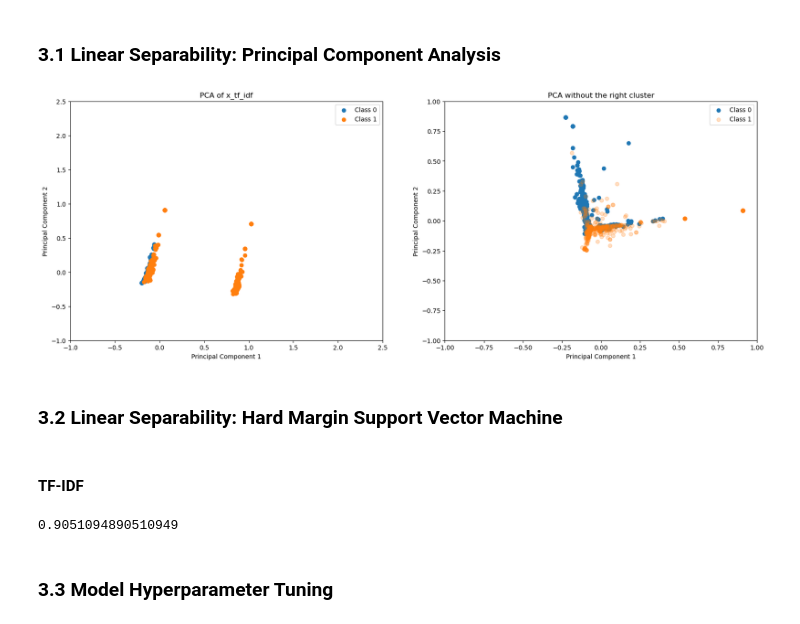
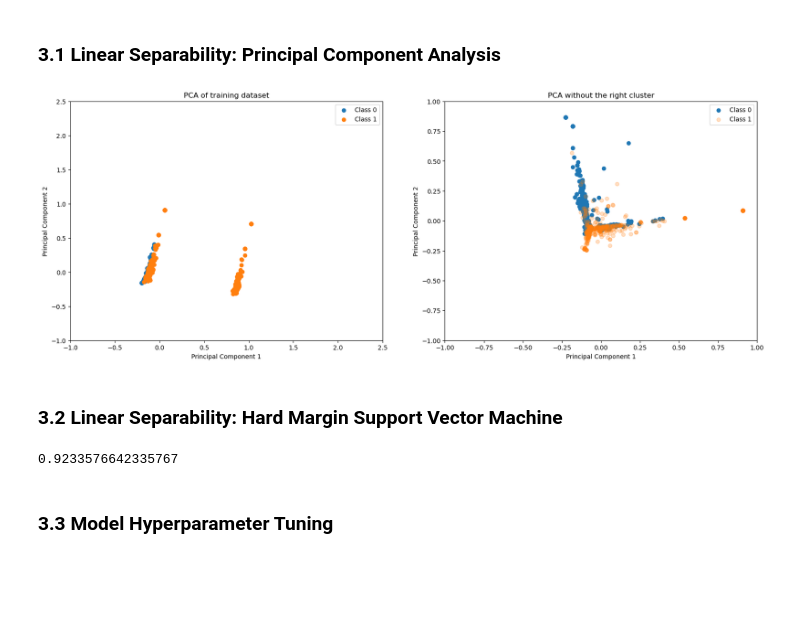
Before and after one commit to wogus00/spam-classification, a Jupyter notebook: submission_notebook.ipynb, the cells around one changed output. Saved outputs shown, nothing was run; the diff lists cells and outputs as text; code cells hidden in the pictures; blank space fills up the shorter version.

```diff
--- a/submission_notebook.ipynb
+++ b/submission_notebook.ipynb
@@ -462,7 +427,7 @@ test_df['DATE'] = test_df['DATE'].apply(lambda x: 1 if type(x) == float else 0)
 ### 2.2 Comment Preprocessing
 # %%
 # basic functions
-def clean_text1(text):
+def remove_punctuations_stop_words(text):
     # Remove '\ufeff' if present
     text = text.replace('\ufeff', '')
     # Remove punctuation from the text
@@ -474,7 +439,7 @@ def clean_text1(text):
     cleaned_words = [word for word in words if word.lower() not in stop_words]
     return ' '.join(cleaned_words)
 
-def clean_text2(text):
+def identify_web_related_terms(text):
     text = text.replace('www', ' www ')
     text = text.replace('https', ' https ')
     text = text.replace('  ', ' ')
@@ -487,14 +452,14 @@ def tokenize(text):
     final = [lemmatizer.lemmatize(word) for word in tokenized_text]
     return final
 
-def count_vect(text):
+def join_tokens(text):
     return ' '.join(text)
 
 def clean_text(text):
-    text = clean_text1(text)
-    text = clean_text2(text)
+    text = remove_punctuations_stop_words(text)
+    text = identify_web_related_terms(text)
     text = tokenize(text)
-    return count_vect(text)
+    return join_tokens(text)
 # %%
 train_df['cleaned_text'] = train_df['CONTENT'].apply(clean_text)
 test_df['cleaned_text'] = test_df['CONTENT'].apply(clean_text)
@@ -504,7 +469,7 @@ test_df['cleaned_text'] = test_df['CONTENT'].apply(clean_text)
 tf_vectorizer = TfidfVectorizer()
 x_1 = tf_vectorizer.fit_transform(list(train_df['cleaned_text'])).toarray()
 x_2 = np.array(train_df['DATE']).reshape(-1, 1)
-x_tf_idf = np.hstack((x_1, x_2))
+x = np.hstack((x_1, x_2))
 y = train_df['CLASS']
 # %% [markdown]
 ## 3. Model Development and Training
@@ -516,10 +481,10 @@ fig, axes = plt.subplots(1, 2, figsize=(20, 7))
 
 # PCA for tf_idf
 pca_tf_idf = PCA(n_components=2)
-x_pca_tf_idf = pca_tf_idf.fit_transform(x_tf_idf)
+x_pca_tf_idf = pca_tf_idf.fit_transform(x)
 
 # Plot for tf_idf
-axes[0].set_title('PCA of x_tf_idf')
+axes[0].set_title('PCA of training dataset')
 for class_value in np.unique(y):
     axes[0].scatter(x_pca_tf_idf[y == class_value, 0], x_pca_tf_idf[y == class_value, 1], label=f'Class {class_value}')
 axes[0].set_xlim(-1, 2.5)
@@ -535,36 +500,34 @@ pca_tf_idf_temp = PCA(n_components=2)
 x_pca_temp = pca_tf_idf_temp.fit_transform(x_tf_idf)
 
 left_cluster_mask = x_pca_temp[:, 0] < right_cluster_threshold
 x_tf_idf_left_cluster = x_tf_idf[left_cluster_mask]
 y_left_cluster = y[left_cluster_mask]
 
 pca_tf_idf_filtered = PCA(n_components=2)
 x_pca_filtered = pca_tf_idf_filtered.fit_transform(x_tf_idf_left_cluster)
 
 axes[1].set_title('PCA without the right cluster')
 for class_value in np.unique(y_left_cluster):
     if class_value == 1:
         # Make Class 1 semi-transparent
         axes[1].scatter(x_pca_filtered[y_left_cluster == class_value, 0],
                         x_pca_filtered[y_left_cluster == class_value, 1],
                         label=f'Class {class_value}', alpha=0.25)
     else:
         # Class 0 remains opaque
         axes[1].scatter(x_pca_filtered[y_left_cluster == class_value, 0],
                         x_pca_filtered[y_left_cluster == class_value, 1],
                         label=f'Class {class_value}', alpha=1)
 
 axes[1].set_xlim(-1, 1)
 axes[1].set_ylim(-1, 1)
 axes[1].set_xlabel('Principal Component 1')
 axes[1].set_ylabel('Principal Component 2')
 axes[1].legend()
 
 plt.show()
 # %% [output]
-[figure, old version]
+[figure, new version]
 # %% [markdown]
 ### 3.2 Linear Separability: Hard Margin Support Vector Machine
-# %% [markdown]
-#### TF-IDF
 # %%
@@ -573,13 +536,13 @@ x_t_train, x_t_test, y_t_train, y_t_test = train_test_split(x_tf_idf, y, test_si
 # tf_idf
 hard_margin_svm = SVC(kernel='linear', C=100000000000)
 
-hard_margin_svm.fit(x_t_train, y_t_train)
-y_pred = hard_margin_svm.predict(x_t_test)
+hard_margin_svm.fit(x_train, y_train)
+y_pred = hard_margin_svm.predict(x_test)
 
-tf_idf_hard_margin_svm_accuracy_score = accuracy_score(y_t_test, y_pred)
-tf_idf_hard_margin_svm_accuracy_score
+hard_margin_svm_accuracy_score = accuracy_score(y_test, y_pred)
+hard_margin_svm_accuracy_score
 # %% [output]
-0.9051094890510949
+0.9233576642335767
 # %% [markdown]
 ### 3.3 Model Hyperparameter Tuning
 # %%
```
Also changed, not shown: parts of 35 cells of this notebook.
